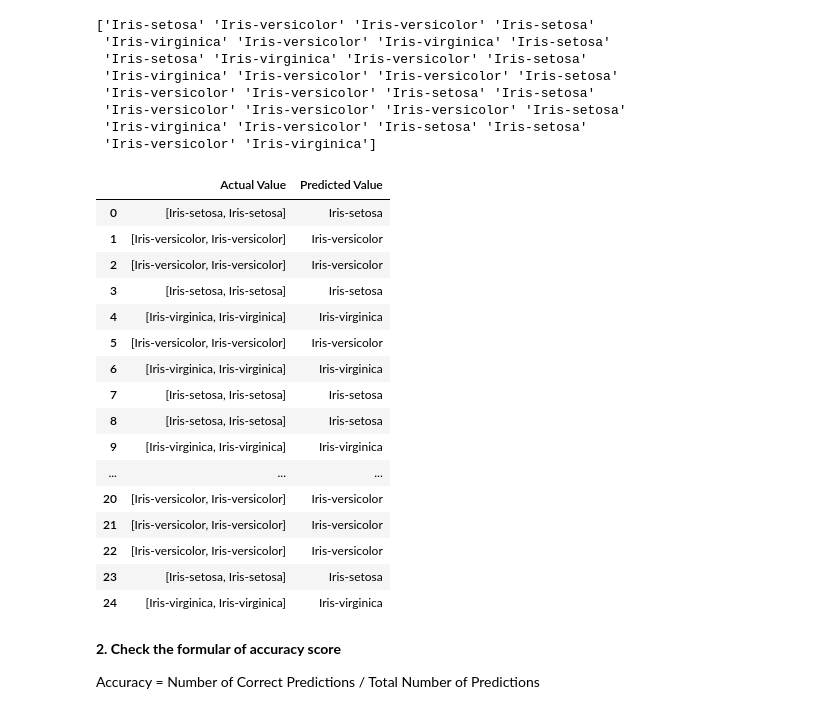
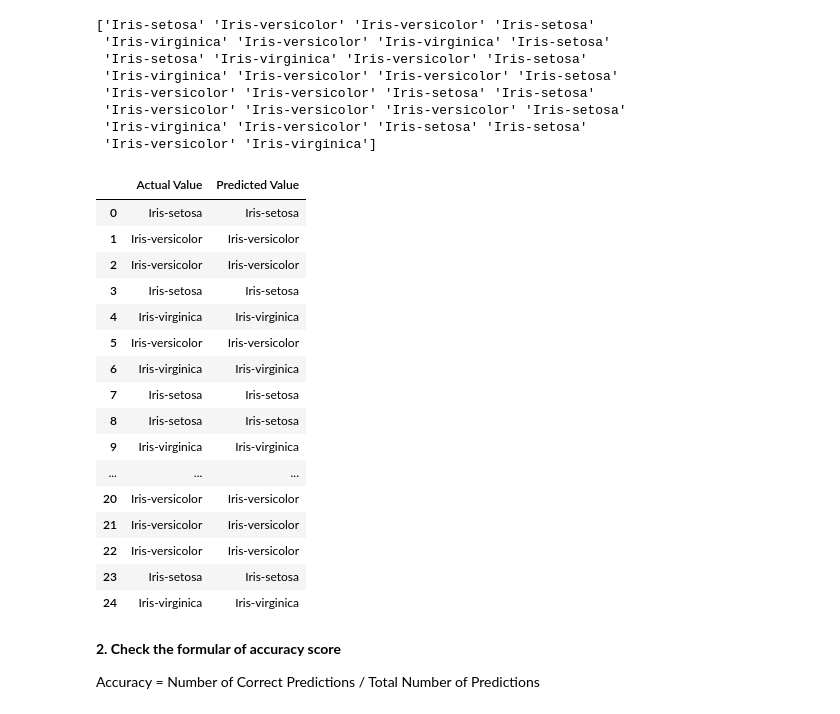
Before and after one commit to Seanghor/Machine-Learning, a Jupyter notebook: Assignment/Unit3_KNN_(Assignmet_1).ipynb, the cells around one changed output. Saved outputs shown, nothing was run; the diff lists cells and outputs as text; code cells hidden in the pictures.

```diff
--- a/Assignment/Unit3_KNN_(Assignmet_1).ipynb
+++ b/Assignment/Unit3_KNN_(Assignmet_1).ipynb
@@ -211,28 +211,26 @@ print(y_predict)
 # %%
 # table syle 2:
 from tabulate import tabulate
-l = list(zip(li, y_predict))
-lists = [list(x) for x in l]
-pred_y_df = pd.DataFrame({'Actual Value' : lists,'Predicted Value' : y_predict})
+pred_y_df = pd.DataFrame({'Actual Value' : li,'Predicted Value' : y_predict})
 pred_y_df[0:25]
 # %% [output]
 |  | Actual Value | Predicted Value |
-| 0 | [Iris-setosa, Iris-setosa] | Iris-setosa |
-| 1 | [Iris-versicolor, Iris-versicolor] | Iris-versicolor |
-| 2 | [Iris-versicolor, Iris-versicolor] | Iris-versicolor |
-| 3 | [Iris-setosa, Iris-setosa] | Iris-setosa |
-| 4 | [Iris-virginica, Iris-virginica] | Iris-virginica |
-| 5 | [Iris-versicolor, Iris-versicolor] | Iris-versicolor |
-| 6 | [Iris-virginica, Iris-virginica] | Iris-virginica |
-| 7 | [Iris-setosa, Iris-setosa] | Iris-setosa |
-| 8 | [Iris-setosa, Iris-setosa] | Iris-setosa |
-| 9 | [Iris-virginica, Iris-virginica] | Iris-virginica |
+| 0 | Iris-setosa | Iris-setosa |
+| 1 | Iris-versicolor | Iris-versicolor |
+| 2 | Iris-versicolor | Iris-versicolor |
+| 3 | Iris-setosa | Iris-setosa |
+| 4 | Iris-virginica | Iris-virginica |
+| 5 | Iris-versicolor | Iris-versicolor |
+| 6 | Iris-virginica | Iris-virginica |
+| 7 | Iris-setosa | Iris-setosa |
+| 8 | Iris-setosa | Iris-setosa |
+| 9 | Iris-virginica | Iris-virginica |
 | ... | ... | ... |
-| 20 | [Iris-versicolor, Iris-versicolor] | Iris-versicolor |
-| 21 | [Iris-versicolor, Iris-versicolor] | Iris-versicolor |
-| 22 | [Iris-versicolor, Iris-versicolor] | Iris-versicolor |
-| 23 | [Iris-setosa, Iris-setosa] | Iris-setosa |
-| 24 | [Iris-virginica, Iris-virginica] | Iris-virginica |
+| 20 | Iris-versicolor | Iris-versicolor |
+| 21 | Iris-versicolor | Iris-versicolor |
+| 22 | Iris-versicolor | Iris-versicolor |
+| 23 | Iris-setosa | Iris-setosa |
+| 24 | Iris-virginica | Iris-virginica |
 # %% [markdown]
 **2. Check the formular of accuracy score**
 
```
